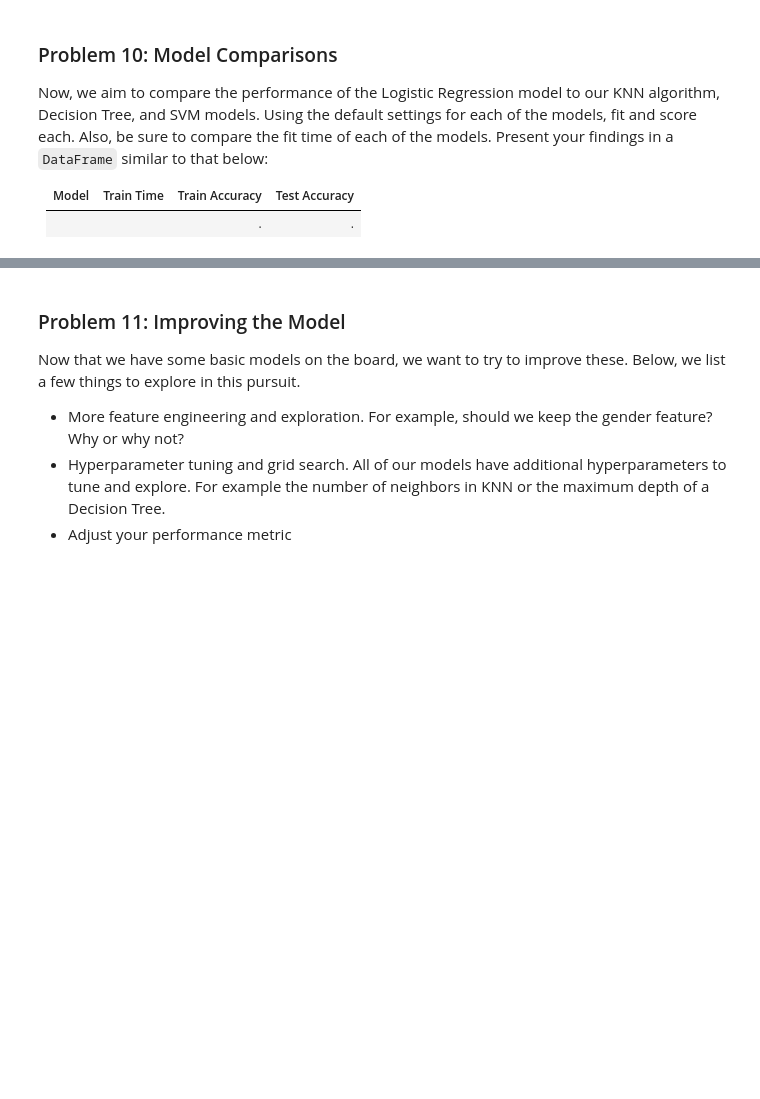
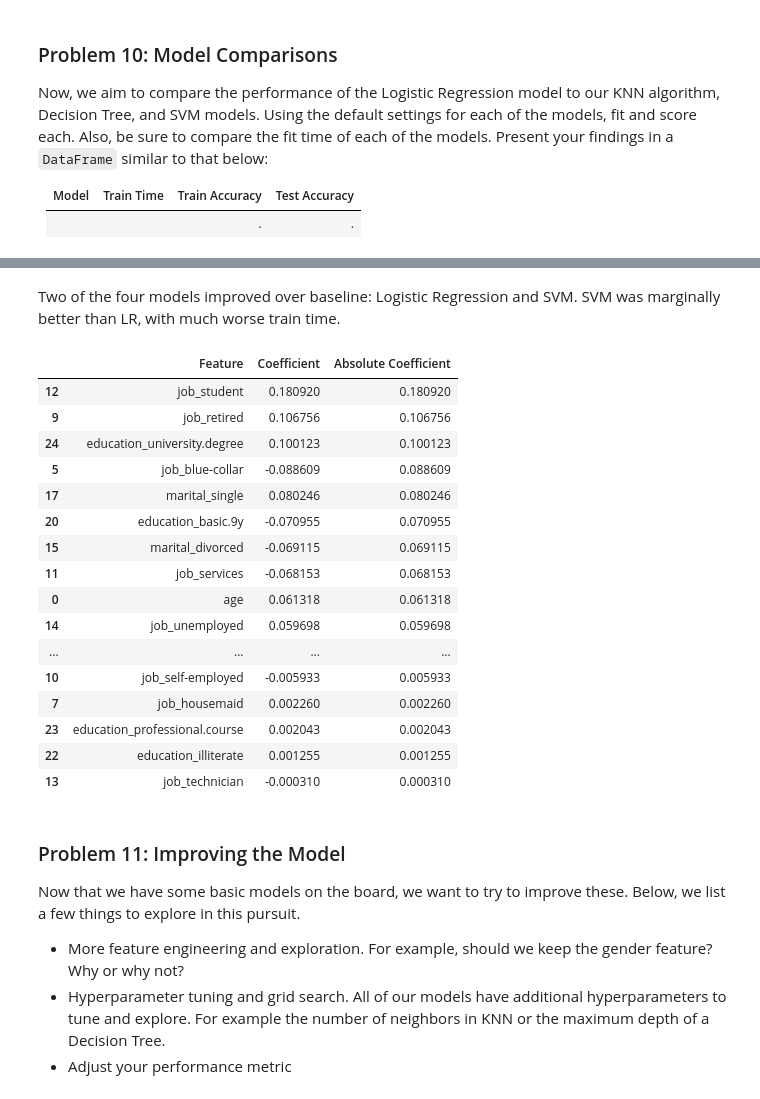
Before and after one commit to jheberer/Berkeley-Profession-Certificate-in-ML---Assignment-3, a Jupyter notebook: classifiers.ipynb, the cells around one changed output, grey strips where cells are left out. Cells and saved outputs as stored; diff of their text form; code cells hidden in the pictures; blank space fills up the shorter version.

```diff
--- a/classifiers.ipynb
+++ b/classifiers.ipynb
@@ -448,3 +487,9 @@ Before we build our first model, we want to establish a baseline.  What is the b
 ### Problem 8: A Simple Model
 
 Use Logistic Regression to build a basic model on your data.
+# %%
+logreg_pipe = Pipeline(steps=[
+    ('scale', StandardScaler()),
+    ('logreg', LogisticRegression())
+])
+logreg_pipe.fit(X_train, y_train)
@@ -462,0 +589,21 @@ Now, we aim to compare the performance of the Logistic Regression model to our K
+# %%
+# start timer
+start = time.time()
+
+# train the model
+svc_pipe = Pipeline(steps=[
+    ('scale', StandardScaler()),
+    ('SVC', SVC())
+])
+svc_pipe.fit(X_train, y_train)
+
+# finish train time calculation
+end = time.time()
+svc_train_time = end - start
+
+# predictions and score
+svc_pred_train = svc_pipe.predict(X_train)
+svc_pred_test = svc_pipe.predict(X_test)
+
+svc_train_accuracy = accuracy_score(y_train, svc_pred_train)
+svc_test_accuracy = accuracy_score(y_test, svc_pred_test)
@@ -463,3 +628,38 @@ Now, we aim to compare the performance of the Logistic Regression model to our K
+# %% [markdown]
+Two of the four models improved over baseline: Logistic Regression and SVM.
+SVM was marginally better than LR, with much worse train time.
+# %%
+coefficients_of_winner = logreg_pipe.named_steps['logreg'].coef_[0] # yes's are in
+coefficients_of_winner_abs = abs(coefficients_of_winner)
+
+feature_importance_df = pd.DataFrame({
+    'Feature': X_train.columns,
+    'Coefficient': coefficients_of_winner,
+    'Absolute Coefficient': coefficients_of_winner_abs
+})
+
+# Sort the DataFrame by absolute coefficient values
+feature_importance_df = feature_importance_df.sort_values(by='Absolute Coefficient', ascending=False)
+# %%
+feature_importance_df
+# %% [output]
+|  | Feature | Coefficient | Absolute Coefficient |
+| 12 | job_student | 0.180920 | 0.180920 |
+| 9 | job_retired | 0.106756 | 0.106756 |
+| 24 | education_university.degree | 0.100123 | 0.100123 |
+| 5 | job_blue-collar | -0.088609 | 0.088609 |
+| 17 | marital_single | 0.080246 | 0.080246 |
+| 20 | education_basic.9y | -0.070955 | 0.070955 |
+| 15 | marital_divorced | -0.069115 | 0.069115 |
+| 11 | job_services | -0.068153 | 0.068153 |
+| 0 | age | 0.061318 | 0.061318 |
+| 14 | job_unemployed | 0.059698 | 0.059698 |
+| ... | ... | ... | ... |
+| 10 | job_self-employed | -0.005933 | 0.005933 |
+| 7 | job_housemaid | 0.002260 | 0.002260 |
+| 23 | education_professional.course | 0.002043 | 0.002043 |
+| 22 | education_illiterate | 0.001255 | 0.001255 |
+| 13 | job_technician | -0.000310 | 0.000310 |
 # %% [markdown]
 ### Problem 11: Improving the Model
 
```
Also changed, not shown: parts of 32 cells of this notebook.
